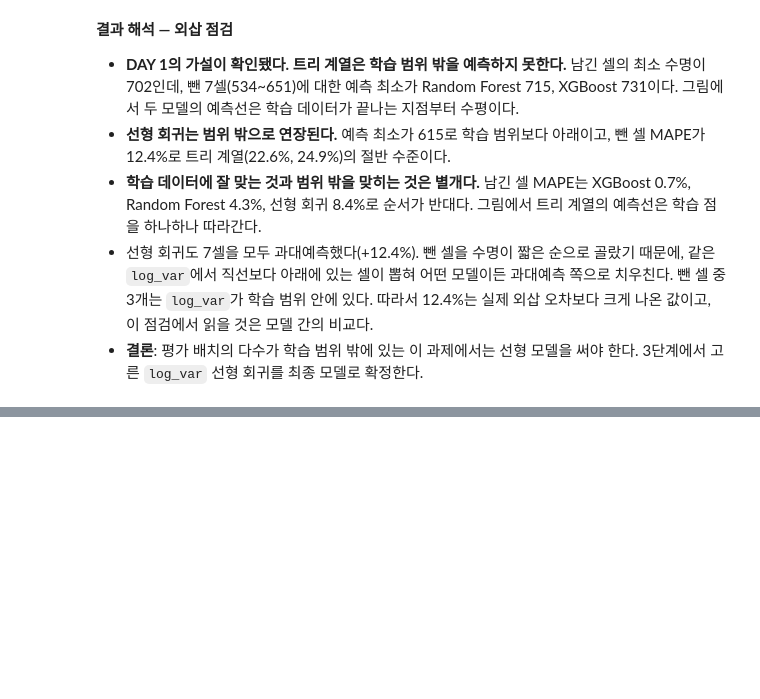
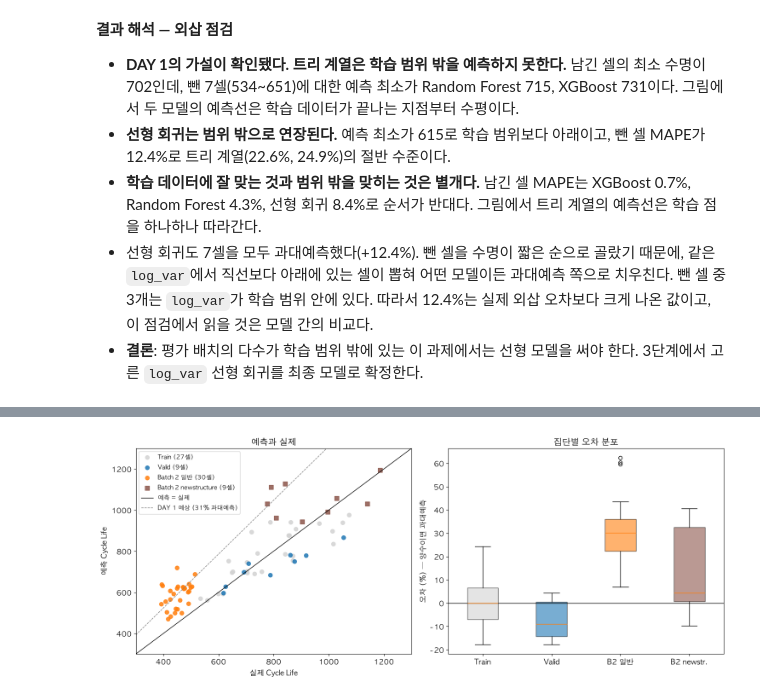
Before and after one commit to kyubin0973/DA-mini, a Jupyter notebook: notebooks/03_modeling.ipynb, the cells around one changed output, grey strips where cells are left out. Cells and saved outputs as stored; diff of their text form; code cells hidden in the pictures; blank space fills up the shorter version.

Commit message:
Test 평가 및 오류분석

```diff
--- a/notebooks/03_modeling.ipynb
+++ b/notebooks/03_modeling.ipynb
@@ -295,0 +383,15 @@ plt.show()
+# %%
+res_test, sum_test = evaluate(b2, final, FINAL_COLS)
+
+parts = {'Batch 2 전체': sum_test}
+for gname in ['Batch 2 일반', 'Batch 2 newstructure']:
+    parts[gname] = evaluate(b2[b2['group'] == gname], final, FINAL_COLS)[1]
+test_table = pd.DataFrame(parts)
+print(test_table.round(2))
+
+print()
+print('log_var 범위 — Train:', train['log_var'].min().round(2), '~', train['log_var'].max().round(2),
+      '/ Batch 2:', b2['log_var'].min().round(2), '~', b2['log_var'].max().round(2))
+print('Train의 log_var 최댓값을 넘는 Batch 2 셀:',
+      int((b2['log_var'] > train['log_var'].max()).sum()), '/', len(b2))
+print('과대예측한 셀:', int((res_test['err_pct'] > 0).sum()), '/', len(res_test))
@@ -295,0 +417,40 @@ plt.show()
+# %%
+sets = [
+    ('Train (27셀)', res_train, 'lightgray', 'o'),
+    ('Valid (9셀)', res_valid, 'tab:blue', 'o'),
+    ('Batch 2 일반 (30셀)', res_test[res_test['group'] == 'Batch 2 일반'], 'tab:orange', 'o'),
+    ('Batch 2 newstructure (9셀)', res_test[res_test['group'] == 'Batch 2 newstructure'], 'tab:brown', 's'),
+]
+
+fig, axes = plt.subplots(1, 2, figsize=(15, 6))
+
+# 왼쪽: 예측과 실제
+ax = axes[0]
+for label, r, color, marker in sets:
+    ax.scatter(r['cycle_life'], r['pred'], color=color, marker=marker, s=45, alpha=0.85, label=label)
+lim = [300, 1300]
+ax.plot(lim, lim, color='black', linewidth=1, label='예측 = 실제')
+ax.plot(lim, [x * 1.31 for x in lim], color='gray', linestyle='--', linewidth=1, label='DAY 1 예상 (31% 과대예측)')
+ax.set_xlim(lim)
+ax.set_ylim(lim)
+ax.set_xlabel('실제 Cycle Life')
+ax.set_ylabel('예측 Cycle Life')
+ax.set_title('예측과 실제')
+ax.legend(fontsize=10)
+
+# 오른쪽: 집단별 오차 분포
+ax = axes[1]
+bp = ax.boxplot([r['err_pct'].values for _, r, _, _ in sets], patch_artist=True)
+ax.set_xticklabels(['Train', 'Valid', 'B2 일반', 'B2 newstr.'])
+for patch, (_, _, color, _) in zip(bp['boxes'], sets):
+    patch.set_facecolor(color)
+    patch.set_alpha(0.6)
+ax.axhline(0, color='black', linewidth=1)
+ax.set_ylabel('오차 (%) — 양수이면 과대예측')
+ax.set_title('집단별 오차 분포')
+
+plt.tight_layout()
+plt.savefig(os.path.join(FIG_DIR, 'm2_pred_vs_actual.png'), dpi=150, bbox_inches='tight')
+plt.show()
+# %% [output]
+[figure, added]
```
Also changed, not shown: parts of 11 cells of this notebook, 1 other file.
